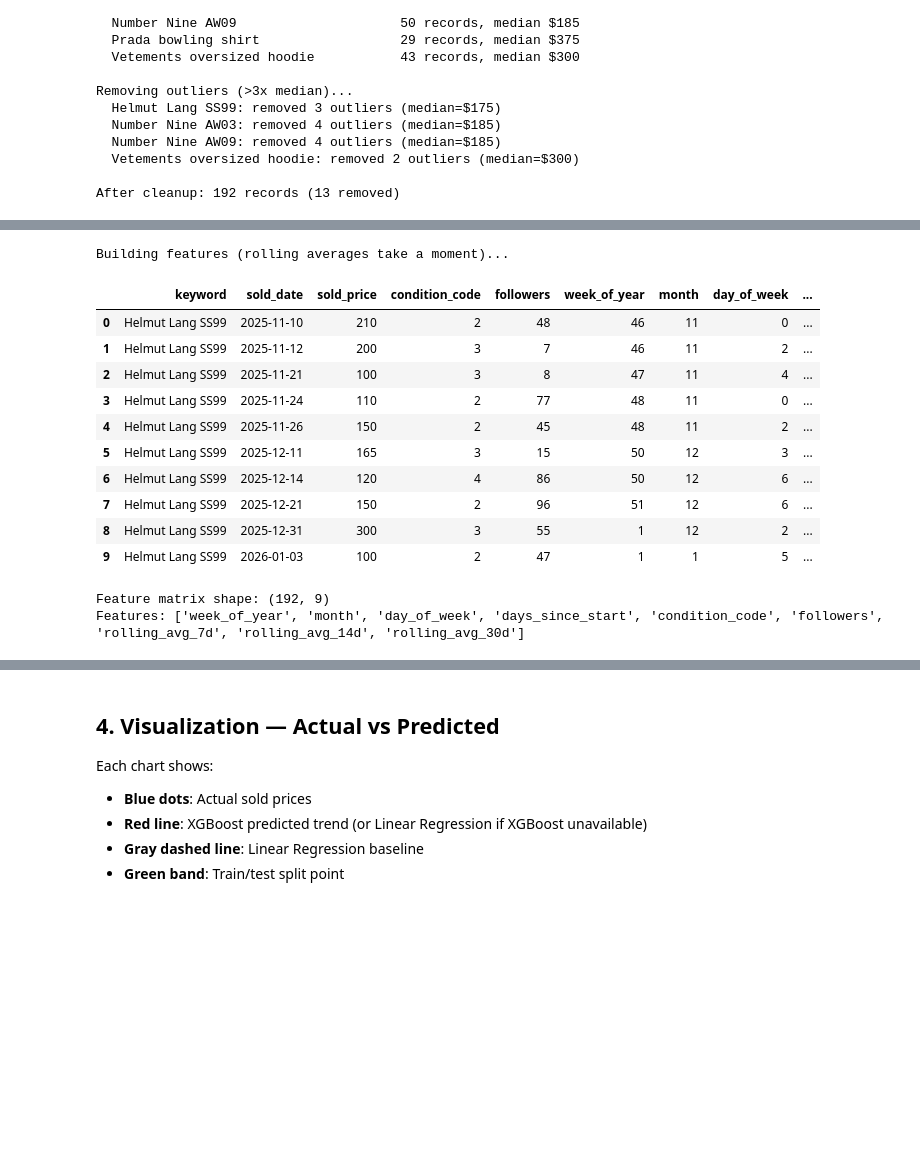
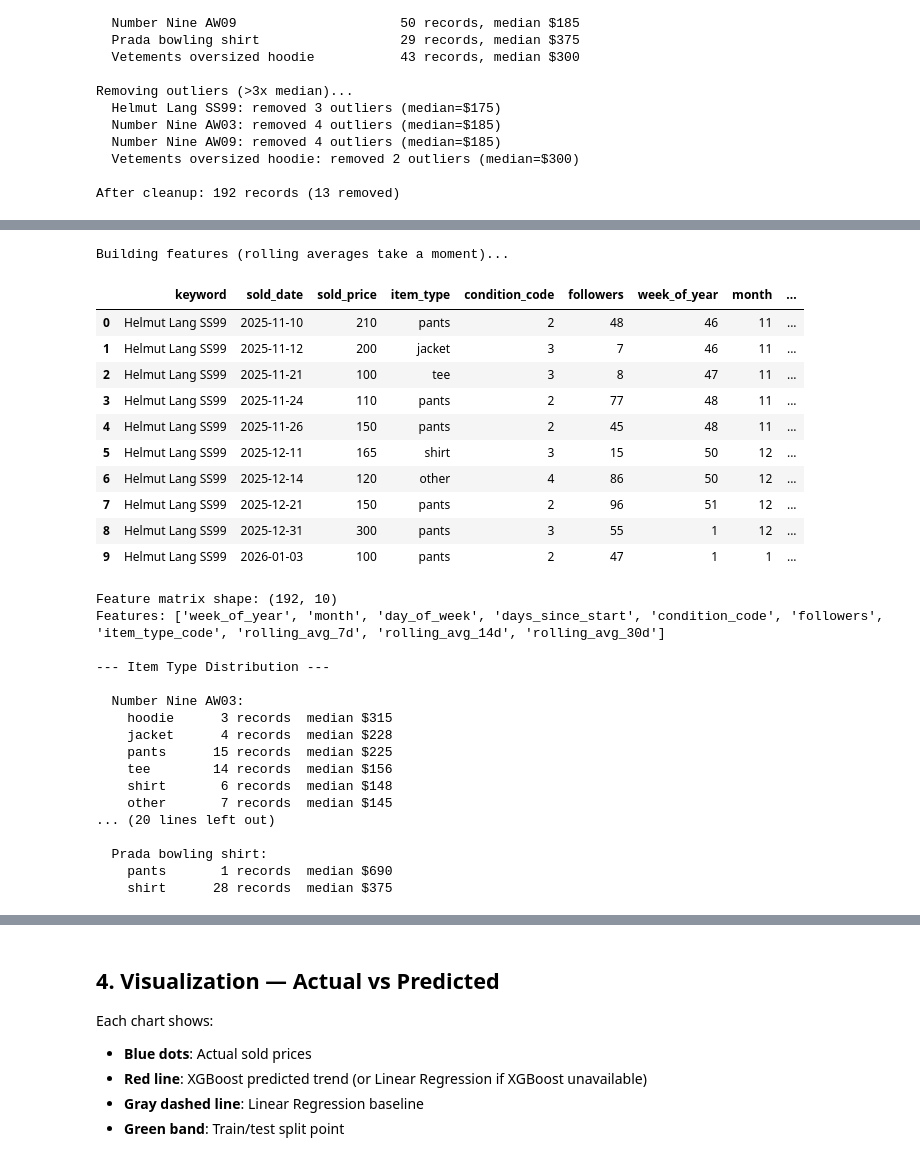
Before and after one commit to arepo7538/archive-selection-system, a Jupyter notebook: price_prediction.ipynb, the cells around one changed output, grey strips where cells are left out. Cells and saved outputs as stored; diff of their text form; code cells hidden in the pictures; blank space fills up the shorter version.

Commit message:
fix: reduce overfitting and add item-type feature

```diff
--- a/price_prediction.ipynb
+++ b/price_prediction.ipynb
@@ -77,29 +87,58 @@ We extract features from each transaction:
 # %%
 print("Building features (rolling averages take a moment)...")
 df = price_model.build_features(df_clean)
 
 # Show feature sample
-display(df[["keyword", "sold_date", "sold_price", "condition_code", "followers",
+display(df[["keyword", "sold_date", "sold_price", "item_type", "condition_code", "followers",
             "week_of_year", "month", "day_of_week", "days_since_start",
-            "rolling_avg_7d", "rolling_avg_14d", "rolling_avg_30d"]].head(10))
+            "item_type_code", "rolling_avg_7d", "rolling_avg_14d", "rolling_avg_30d"]].head(10))
 
 print(f"\nFeature matrix shape: {df[price_model.FEATURE_COLS].shape}")
 print(f"Features: {price_model.FEATURE_COLS}")
+
+# Item type distribution
+print("\n--- Item Type Distribution ---")
+type_stats = df.groupby(["keyword", "item_type"]).agg(
+    count=("sold_price", "size"),
+    median_price=("sold_price", "median"),
+).reset_index()
+for kw in price_model.TARGET_KEYWORDS:
+    kw_data = type_stats[type_stats["keyword"] == kw]
+    if kw_data.empty:
+        continue
+    print(f"\n  {kw}:")
+    for _, row in kw_data.sort_values("median_price", ascending=False).iterrows():
+        print(f"    {row['item_type']:<10} {row['count']:>2} records  median ${row['median_price']:.0f}")
 # %% [output]
 Building features (rolling averages take a moment)...
-|  | keyword | sold_date | sold_price | condition_code | followers | week_of_year | month | day_of_week | ... |
-| 0 | Helmut Lang SS99 | 2025-11-10 | 210 | 2 | 48 | 46 | 11 | 0 | ... |
-| 1 | Helmut Lang SS99 | 2025-11-12 | 200 | 3 | 7 | 46 | 11 | 2 | ... |
-| 2 | Helmut Lang SS99 | 2025-11-21 | 100 | 3 | 8 | 47 | 11 | 4 | ... |
-| 3 | Helmut Lang SS99 | 2025-11-24 | 110 | 2 | 77 | 48 | 11 | 0 | ... |
-| 4 | Helmut Lang SS99 | 2025-11-26 | 150 | 2 | 45 | 48 | 11 | 2 | ... |
-| 5 | Helmut Lang SS99 | 2025-12-11 | 165 | 3 | 15 | 50 | 12 | 3 | ... |
-| 6 | Helmut Lang SS99 | 2025-12-14 | 120 | 4 | 86 | 50 | 12 | 6 | ... |
-| 7 | Helmut Lang SS99 | 2025-12-21 | 150 | 2 | 96 | 51 | 12 | 6 | ... |
-| 8 | Helmut Lang SS99 | 2025-12-31 | 300 | 3 | 55 | 1 | 12 | 2 | ... |
-| 9 | Helmut Lang SS99 | 2026-01-03 | 100 | 2 | 47 | 1 | 1 | 5 | ... |
+|  | keyword | sold_date | sold_price | item_type | condition_code | followers | week_of_year | month | ... |
+| 0 | Helmut Lang SS99 | 2025-11-10 | 210 | pants | 2 | 48 | 46 | 11 | ... |
+| 1 | Helmut Lang SS99 | 2025-11-12 | 200 | jacket | 3 | 7 | 46 | 11 | ... |
+| 2 | Helmut Lang SS99 | 2025-11-21 | 100 | tee | 3 | 8 | 47 | 11 | ... |
+| 3 | Helmut Lang SS99 | 2025-11-24 | 110 | pants | 2 | 77 | 48 | 11 | ... |
+| 4 | Helmut Lang SS99 | 2025-11-26 | 150 | pants | 2 | 45 | 48 | 11 | ... |
+| 5 | Helmut Lang SS99 | 2025-12-11 | 165 | shirt | 3 | 15 | 50 | 12 | ... |
+| 6 | Helmut Lang SS99 | 2025-12-14 | 120 | other | 4 | 86 | 50 | 12 | ... |
+| 7 | Helmut Lang SS99 | 2025-12-21 | 150 | pants | 2 | 96 | 51 | 12 | ... |
+| 8 | Helmut Lang SS99 | 2025-12-31 | 300 | pants | 3 | 55 | 1 | 12 | ... |
+| 9 | Helmut Lang SS99 | 2026-01-03 | 100 | pants | 2 | 47 | 1 | 1 | ... |
-Feature matrix shape: (192, 9)
-Features: ['week_of_year', 'month', 'day_of_week', 'days_since_start', 'condition_code', 'followers', 'rolling_avg_7d', 'rolling_avg_14d', 'rolling_avg_30d']
+Feature matrix shape: (192, 10)
+Features: ['week_of_year', 'month', 'day_of_week', 'days_since_start', 'condition_code', 'followers', 'item_type_code', 'rolling_avg_7d', 'rolling_avg_14d', 'rolling_avg_30d']
+
+--- Item Type Distribution ---
+
+  Number Nine AW03:
+    hoodie      3 records  median $315
+    jacket      4 records  median $228
+    pants      15 records  median $225
+    tee        14 records  median $156
+    shirt       6 records  median $148
+    other       7 records  median $145
+... (20 lines left out)
+
+  Prada bowling shirt:
+    pants       1 records  median $690
+    shirt      28 records  median $375
 # %% [markdown]
 ## 3. Model Training & Evaluation
 
```
Also changed, not shown: parts of 6 cells of this notebook, 2 other files.
